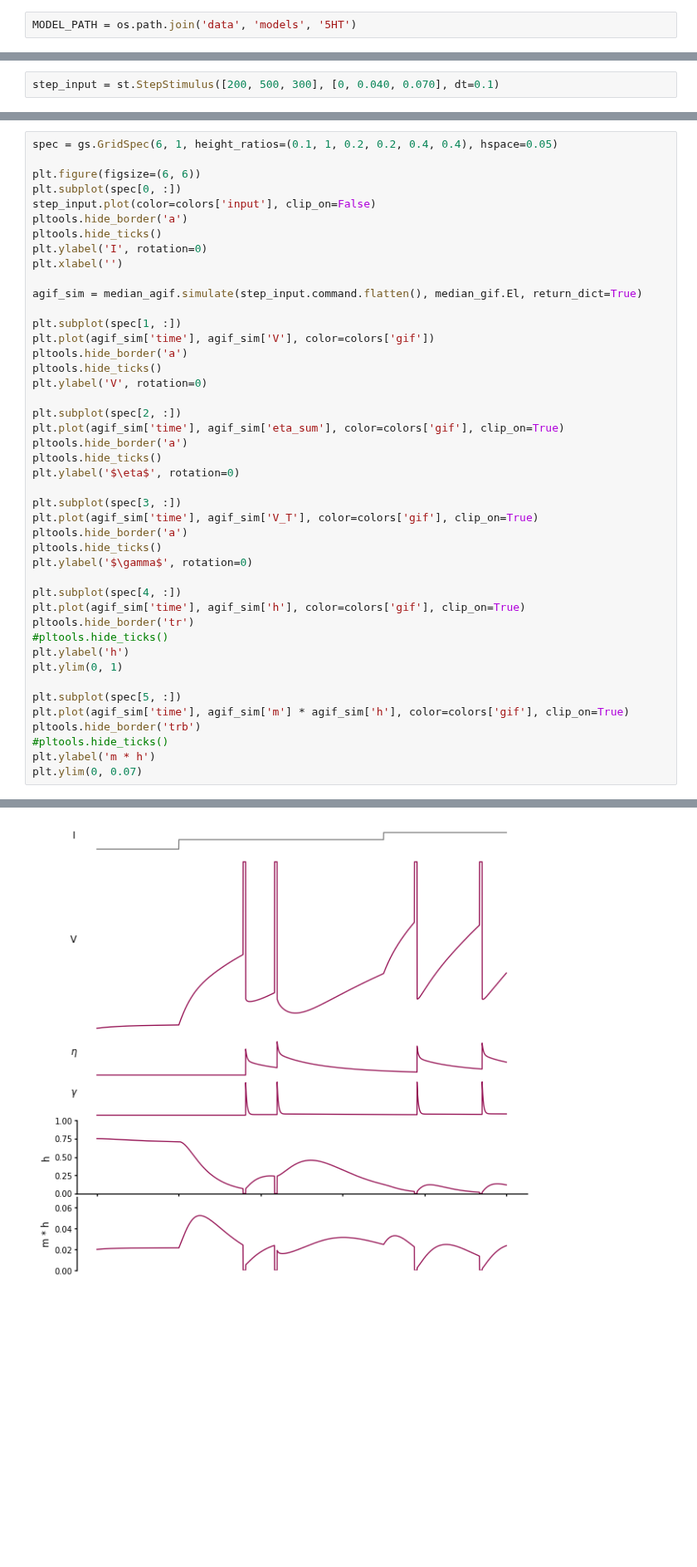
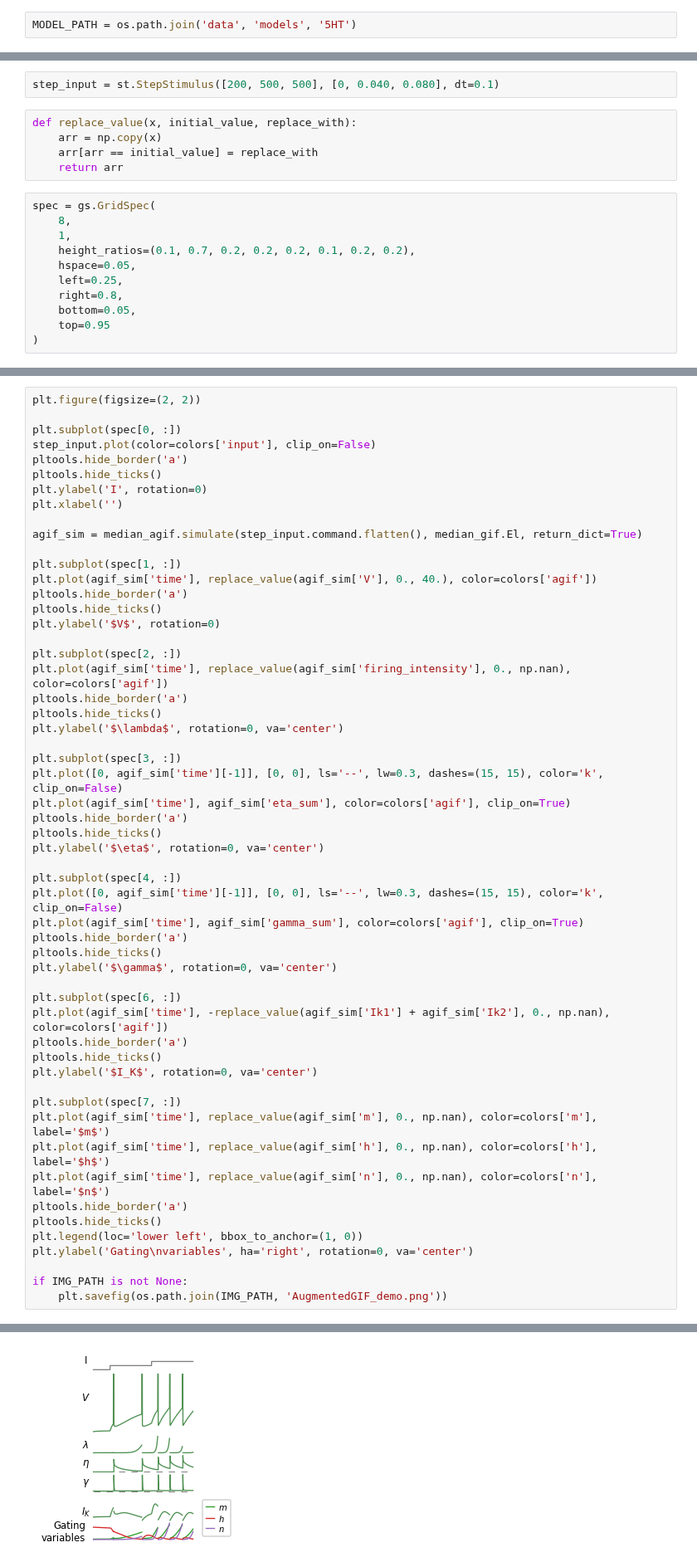
Before and after one commit to nauralcodinglab/raphegif, a Jupyter notebook: figs/scripts/writeup/GIF_demo_traces.ipynb, the cells around one changed output, grey strips where cells are left out. Shown at 83% size. Drawn from its saved outputs; the diff is of its cells as text; blank space fills up the shorter version.

```diff
--- a/figs/scripts/writeup/GIF_demo_traces.ipynb
+++ b/figs/scripts/writeup/GIF_demo_traces.ipynb
@@ -37,3 +44,19 @@ del f, models
 # %%
-step_input = st.StepStimulus([200, 500, 300], [0, 0.040, 0.070], dt=0.1)
+step_input = st.StepStimulus([200, 500, 500], [0, 0.040, 0.080], dt=0.1)
+# %%
+def replace_value(x, initial_value, replace_with):
+    arr = np.copy(x)
+    arr[arr == initial_value] = replace_with
+    return arr
+# %%
+spec = gs.GridSpec(
+    8,
+    1,
+    height_ratios=(0.1, 0.7, 0.2, 0.2, 0.2, 0.1, 0.2, 0.2),
+    hspace=0.05,
+    left=0.25,
+    right=0.8,
+    bottom=0.05,
+    top=0.95
+)
 # %%
@@ -71,7 +104,6 @@ Text(0,0.5,'$\\gamma$')
 # %%
-spec = gs.GridSpec(6, 1, height_ratios=(0.1, 1, 0.2, 0.2, 0.4, 0.4), hspace=0.05)
+plt.figure(figsize=(2, 2))
 
-plt.figure(figsize=(6, 6))
 plt.subplot(spec[0, :])
 step_input.plot(color=colors['input'], clip_on=False)
 pltools.hide_border('a')
@@ -82,34 +114,46 @@ plt.xlabel('')
 agif_sim = median_agif.simulate(step_input.command.flatten(), median_gif.El, return_dict=True)
 
 plt.subplot(spec[1, :])
-plt.plot(agif_sim['time'], agif_sim['V'], color=colors['gif'])
+plt.plot(agif_sim['time'], replace_value(agif_sim['V'], 0., 40.), color=colors['agif'])
 pltools.hide_border('a')
 pltools.hide_ticks()
-plt.ylabel('V', rotation=0)
+plt.ylabel('$V$', rotation=0)
 
 plt.subplot(spec[2, :])
-plt.plot(agif_sim['time'], agif_sim['eta_sum'], color=colors['gif'], clip_on=True)
+plt.plot(agif_sim['time'], replace_value(agif_sim['firing_intensity'], 0., np.nan), color=colors['agif'])
 pltools.hide_border('a')
 pltools.hide_ticks()
-plt.ylabel('$\eta$', rotation=0)
+plt.ylabel('$\lambda$', rotation=0, va='center')
 
 plt.subplot(spec[3, :])
-plt.plot(agif_sim['time'], agif_sim['V_T'], color=colors['gif'], clip_on=True)
+plt.plot([0, agif_sim['time'][-1]], [0, 0], ls='--', lw=0.3, dashes=(15, 15), color='k', clip_on=False)
+plt.plot(agif_sim['time'], agif_sim['eta_sum'], color=colors['agif'], clip_on=True)
 pltools.hide_border('a')
 pltools.hide_ticks()
-plt.ylabel('$\gamma$', rotation=0)
+plt.ylabel('$\eta$', rotation=0, va='center')
 
 plt.subplot(spec[4, :])
-plt.plot(agif_sim['time'], agif_sim['h'], color=colors['gif'], clip_on=True)
-pltools.hide_border('tr')
-#pltools.hide_ticks()
-plt.ylabel('h')
-plt.ylim(0, 1)
+plt.plot([0, agif_sim['time'][-1]], [0, 0], ls='--', lw=0.3, dashes=(15, 15), color='k', clip_on=False)
+plt.plot(agif_sim['time'], agif_sim['gamma_sum'], color=colors['agif'], clip_on=True)
+pltools.hide_border('a')
+pltools.hide_ticks()
+plt.ylabel('$\gamma$', rotation=0, va='center')
 
-plt.subplot(spec[5, :])
-plt.plot(agif_sim['time'], agif_sim['m'] * agif_sim['h'], color=colors['gif'], clip_on=True)
-pltools.hide_border('trb')
-#pltools.hide_ticks()
-plt.ylabel('m * h')
-plt.ylim(0, 0.07)
+plt.subplot(spec[6, :])
+plt.plot(agif_sim['time'], -replace_value(agif_sim['Ik1'] + agif_sim['Ik2'], 0., np.nan), color=colors['agif'])
+pltools.hide_border('a')
+pltools.hide_ticks()
+plt.ylabel('$I_K$', rotation=0, va='center')
+
+plt.subplot(spec[7, :])
+plt.plot(agif_sim['time'], replace_value(agif_sim['m'], 0., np.nan), color=colors['m'], label='$m$')
+plt.plot(agif_sim['time'], replace_value(agif_sim['h'], 0., np.nan), color=colors['h'], label='$h$')
+plt.plot(agif_sim['time'], replace_value(agif_sim['n'], 0., np.nan), color=colors['n'], label='$n$')
+pltools.hide_border('a')
+pltools.hide_ticks()
+plt.legend(loc='lower left', bbox_to_anchor=(1, 0))
+plt.ylabel('Gating\nvariables', ha='right', rotation=0, va='center')
+
+if IMG_PATH is not None:
+    plt.savefig(os.path.join(IMG_PATH, 'AugmentedGIF_demo.png'))
 # %% [output]
@@ -134 +160 @@ In file included from /Users/eharkin/.cache/weave/python27_compiled/sc_8c65f3f97
-[figure, old version]
+[figure, new version]
```
Also changed, not shown: parts of 10 cells of this notebook, 3 other files.
